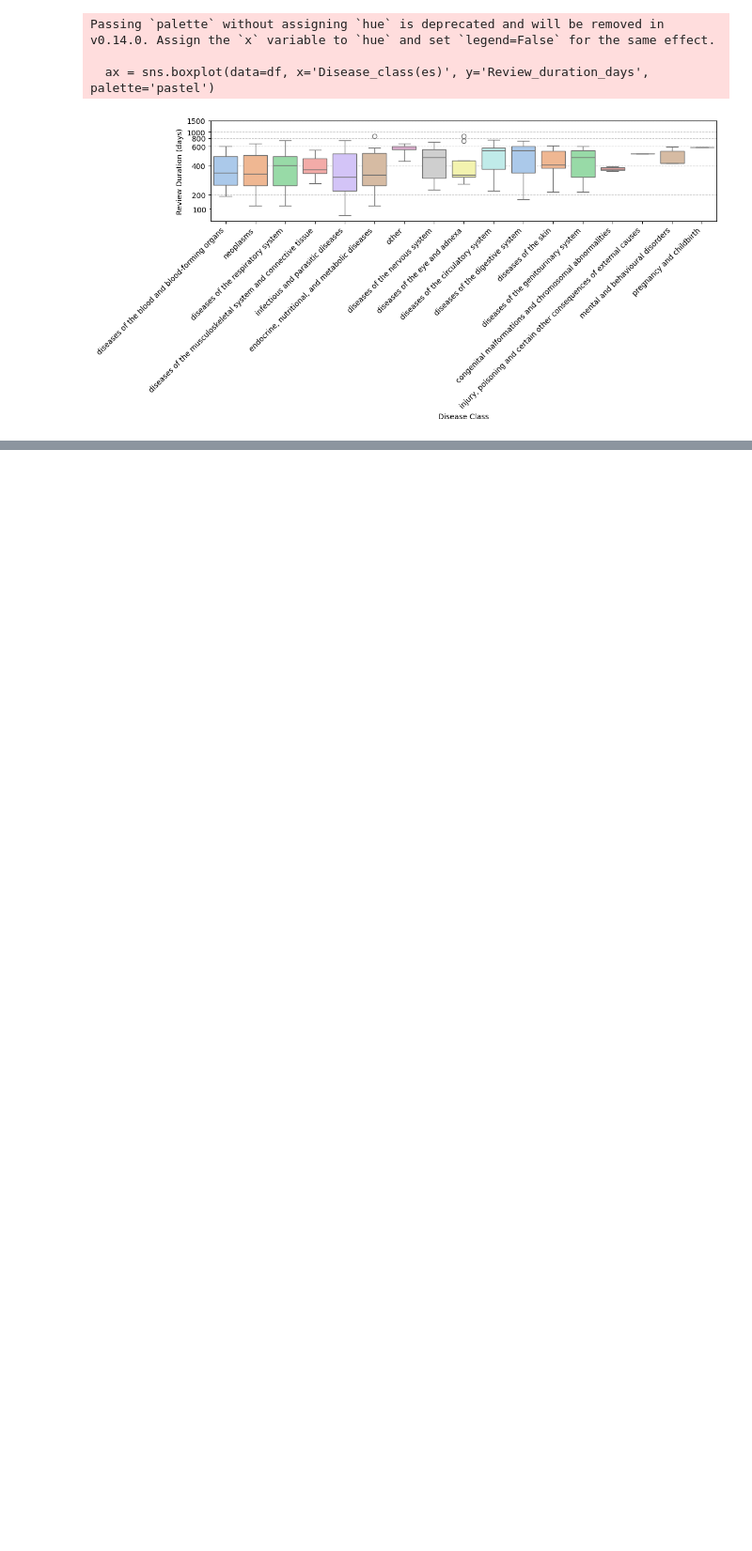
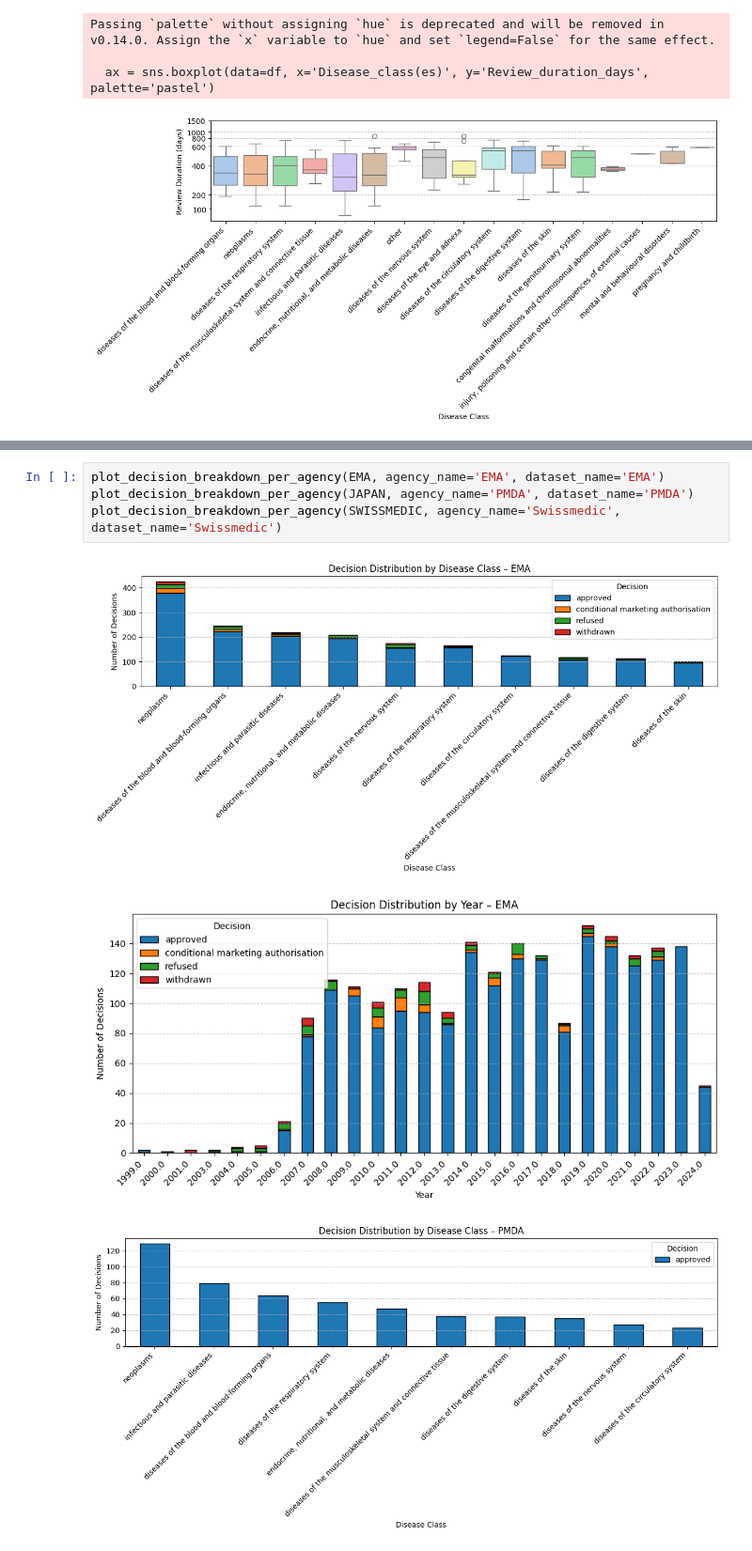
Before and after one commit to dcr-unibe-ch/DrugFork, a Jupyter notebook: src/analyze_output.ipynb, the cells around one changed output, grey strips where cells are left out. Shown at 94% size. Drawn from its saved outputs; the diff is of its cells as text; blank space fills up the shorter version.

```diff
--- a/src/analyze_output.ipynb
+++ b/src/analyze_output.ipynb
@@ -420,0 +515,8 @@ Passing `palette` without assigning `hue` is deprecated and will be removed in v
+# %%
+plot_decision_breakdown_per_agency(EMA, agency_name='EMA', dataset_name='EMA')
+plot_decision_breakdown_per_agency(JAPAN, agency_name='PMDA', dataset_name='PMDA')
+plot_decision_breakdown_per_agency(SWISSMEDIC, agency_name='Swissmedic', dataset_name='Swissmedic')
+# %% [output]
+[figure, added]
+[figure, added]
+[figure, added]
```
Also changed, not shown: parts of 10 cells of this notebook, 7 other files.
